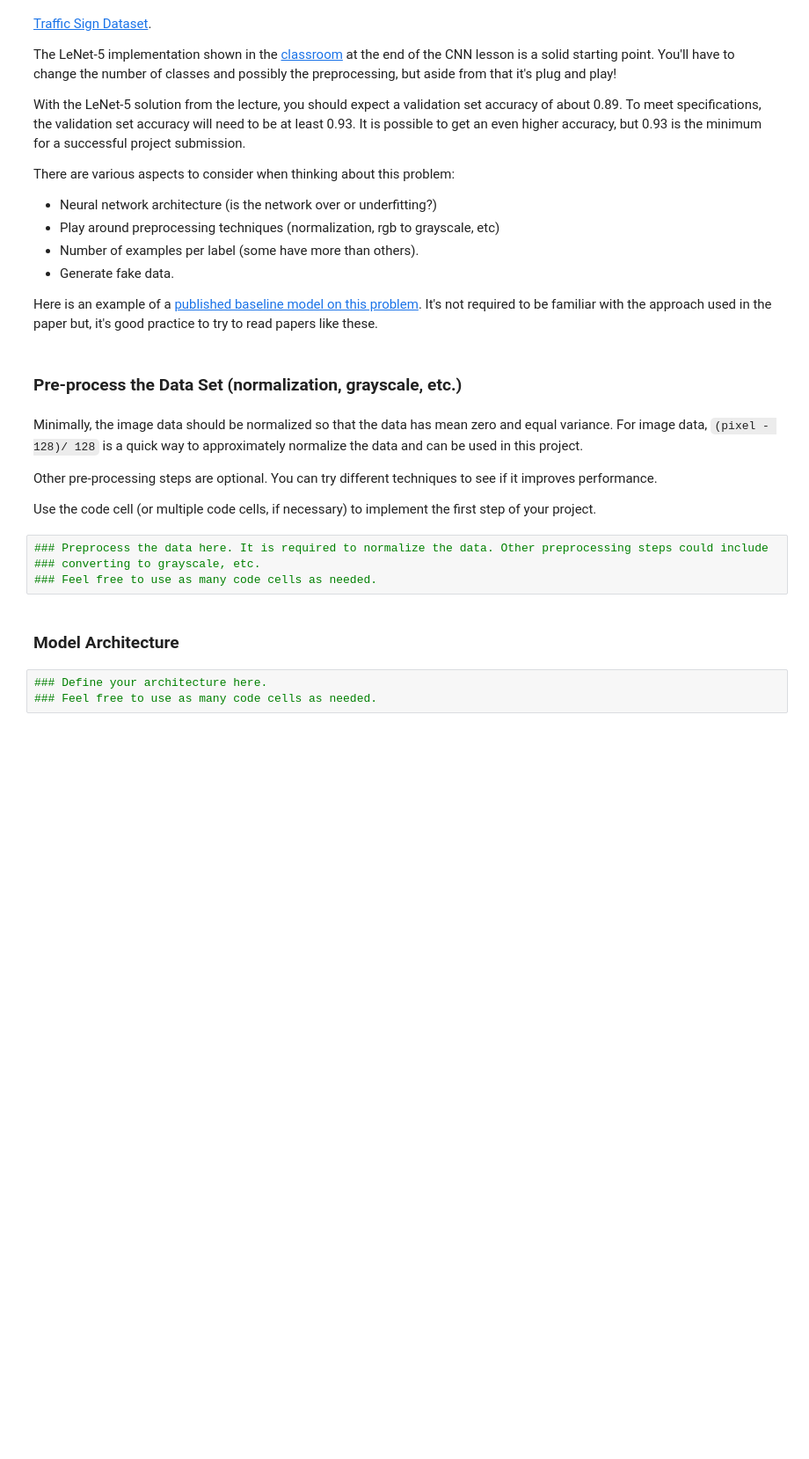
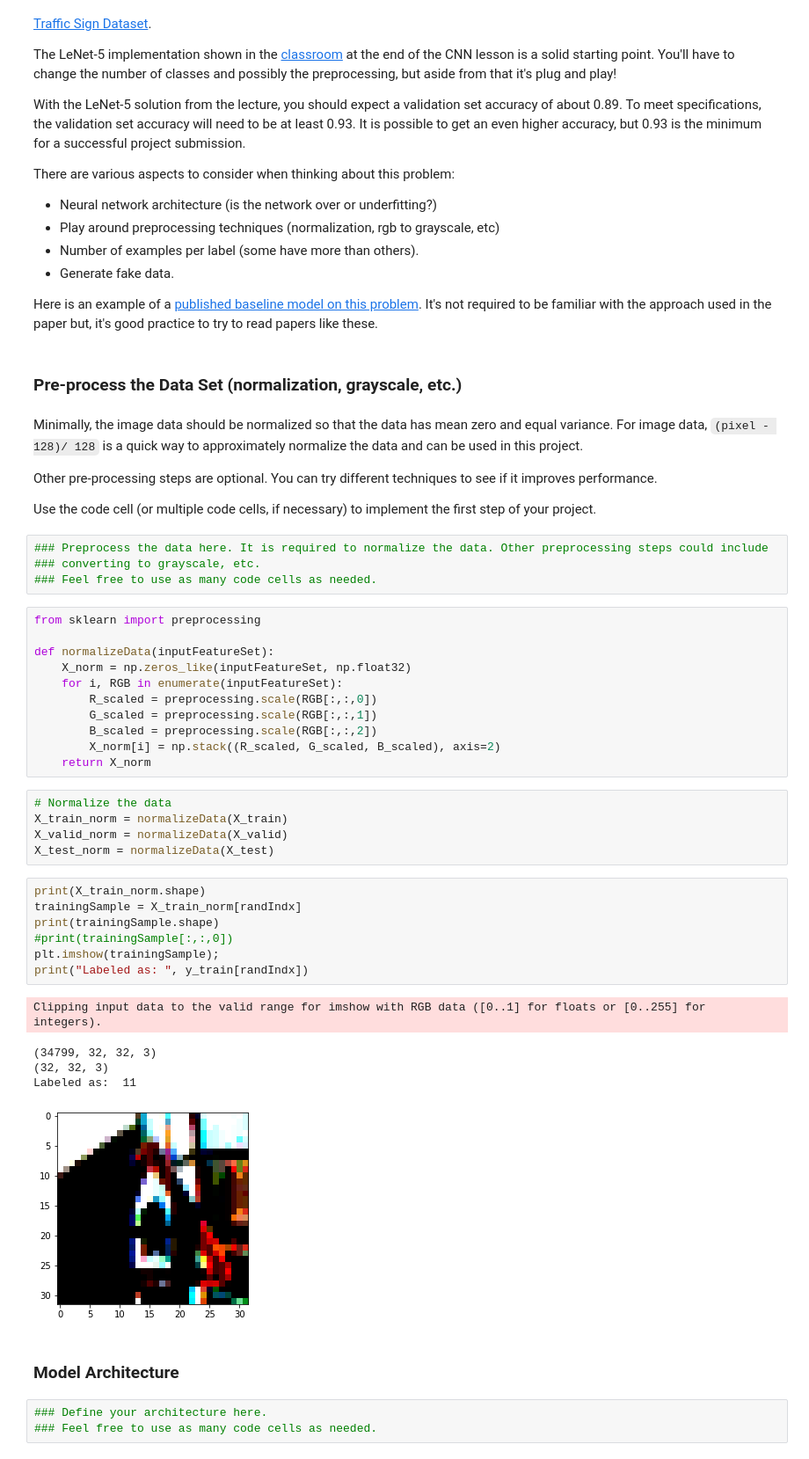
Before and after one commit to dschmoeller/03TrafficSignClassifierCNN, a Jupyter notebook: Traffic_Sign_Classifier.ipynb, the cells around one changed output. Shown at 88% size. Drawn from its saved outputs; the diff is of its cells as text; blank space fills up the shorter version.

```diff
--- a/Traffic_Sign_Classifier.ipynb
+++ b/Traffic_Sign_Classifier.ipynb
@@ -157,6 +162,35 @@ Use the code cell (or multiple code cells, if necessary) to implement the first
 ### Preprocess the data here. It is required to normalize the data. Other preprocessing steps could include
 ### converting to grayscale, etc.
 ### Feel free to use as many code cells as needed.
+# %%
+from sklearn import preprocessing
+
+def normalizeData(inputFeatureSet):
+    X_norm = np.zeros_like(inputFeatureSet, np.float32)
+    for i, RGB in enumerate(inputFeatureSet):
+        R_scaled = preprocessing.scale(RGB[:,:,0])
+        G_scaled = preprocessing.scale(RGB[:,:,1])
+        B_scaled = preprocessing.scale(RGB[:,:,2])
+        X_norm[i] = np.stack((R_scaled, G_scaled, B_scaled), axis=2)
+    return X_norm
+# %%
+# Normalize the data
+X_train_norm = normalizeData(X_train)
+X_valid_norm = normalizeData(X_valid)
+X_test_norm = normalizeData(X_test)
+# %%
+print(X_train_norm.shape)
+trainingSample = X_train_norm[randIndx]
+print(trainingSample.shape)
+#print(trainingSample[:,:,0])
+plt.imshow(trainingSample);
+print("Labeled as: ", y_train[randIndx])
+# %% [output]
+Clipping input data to the valid range for imshow with RGB data ([0..1] for floats or [0..255] for integers).
+(34799, 32, 32, 3)
+(32, 32, 3)
+Labeled as:  11
+[figure, added]
 # %% [markdown]
 ### Model Architecture
 # %%
```
Also changed, not shown: parts of 8 cells of this notebook, 4 other files.
